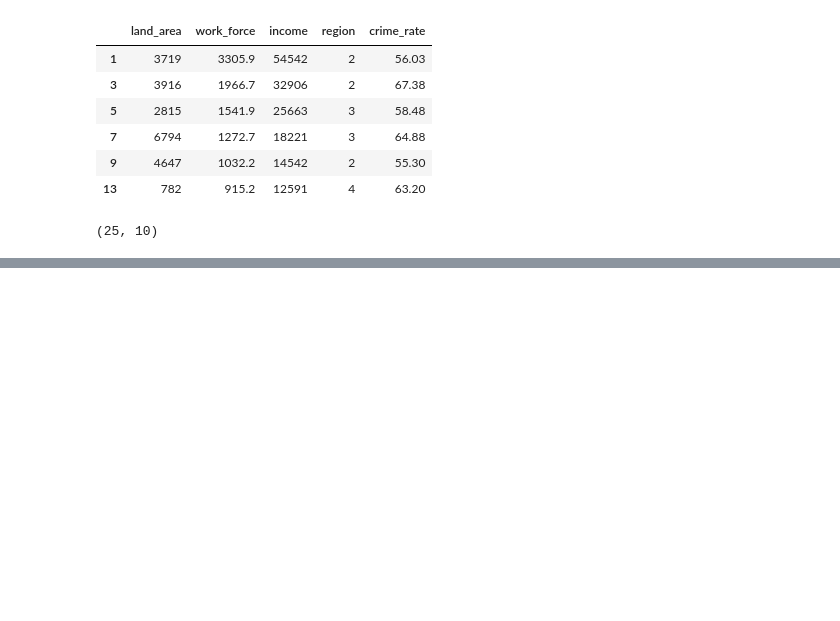
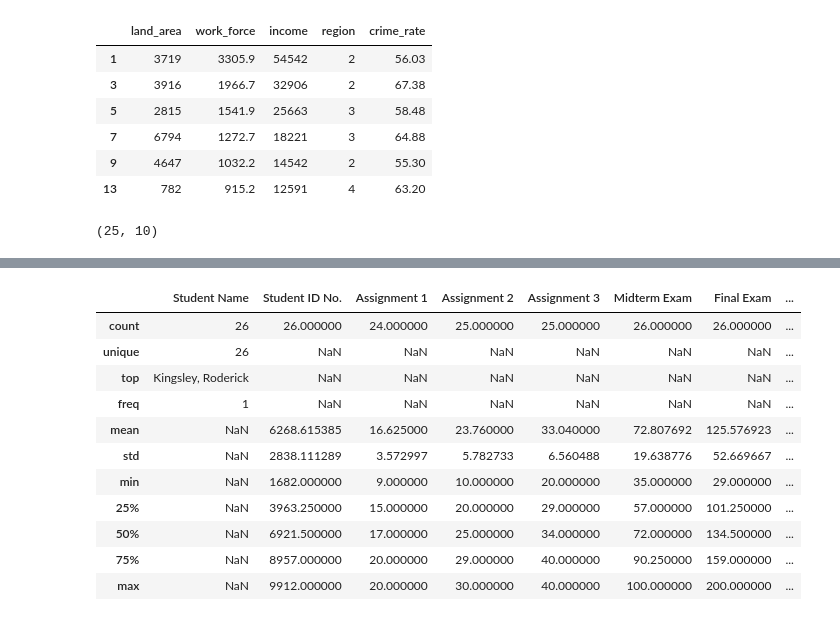
Before and after one commit to kiboma2021/5-Week-Data-Science-Bootcamp, a Jupyter notebook: Pandas.ipynb, the cells around one changed output, grey strips where cells are left out. Drawn from its saved outputs; the diff is of its cells as text; code cells hidden in the pictures; blank space fills up the shorter version.

```diff
--- a/Pandas.ipynb
+++ b/Pandas.ipynb
@@ -262,0 +294,20 @@ sample_data2.shape
+# %%
+#Also, we can get the summary about numerical and categorical column together using the same parameter 'include'.
+
+import pandas as pd
+
+exam_scores=pd.read_csv("https://raw.githubusercontent.com/kiboma2021/5-Week-Data-Science-Bootcamp/main/exam_scores.csv")
+exam_scores.describe(include = 'all')
+# %% [output]
+|  | Student Name | Student ID No. | Assignment 1 | Assignment 2 | Assignment 3 | Midterm Exam | Final Exam | ... |
+| count | 26 | 26.000000 | 24.000000 | 25.000000 | 25.000000 | 26.000000 | 26.000000 | ... |
+| unique | 26 | NaN | NaN | NaN | NaN | NaN | NaN | ... |
+| top | Kingsley, Roderick | NaN | NaN | NaN | NaN | NaN | NaN | ... |
+| freq | 1 | NaN | NaN | NaN | NaN | NaN | NaN | ... |
+| mean | NaN | 6268.615385 | 16.625000 | 23.760000 | 33.040000 | 72.807692 | 125.576923 | ... |
+| std | NaN | 2838.111289 | 3.572997 | 5.782733 | 6.560488 | 19.638776 | 52.669667 | ... |
+| min | NaN | 1682.000000 | 9.000000 | 10.000000 | 20.000000 | 35.000000 | 29.000000 | ... |
+| 25% | NaN | 3963.250000 | 15.000000 | 20.000000 | 29.000000 | 57.000000 | 101.250000 | ... |
+| 50% | NaN | 6921.500000 | 17.000000 | 25.000000 | 34.000000 | 72.000000 | 134.500000 | ... |
+| 75% | NaN | 8957.000000 | 20.000000 | 29.000000 | 40.000000 | 90.250000 | 159.000000 | ... |
+| max | NaN | 9912.000000 | 20.000000 | 30.000000 | 40.000000 | 100.000000 | 200.000000 | ... |
```
Also changed, not shown: parts of 2 cells of this notebook.
